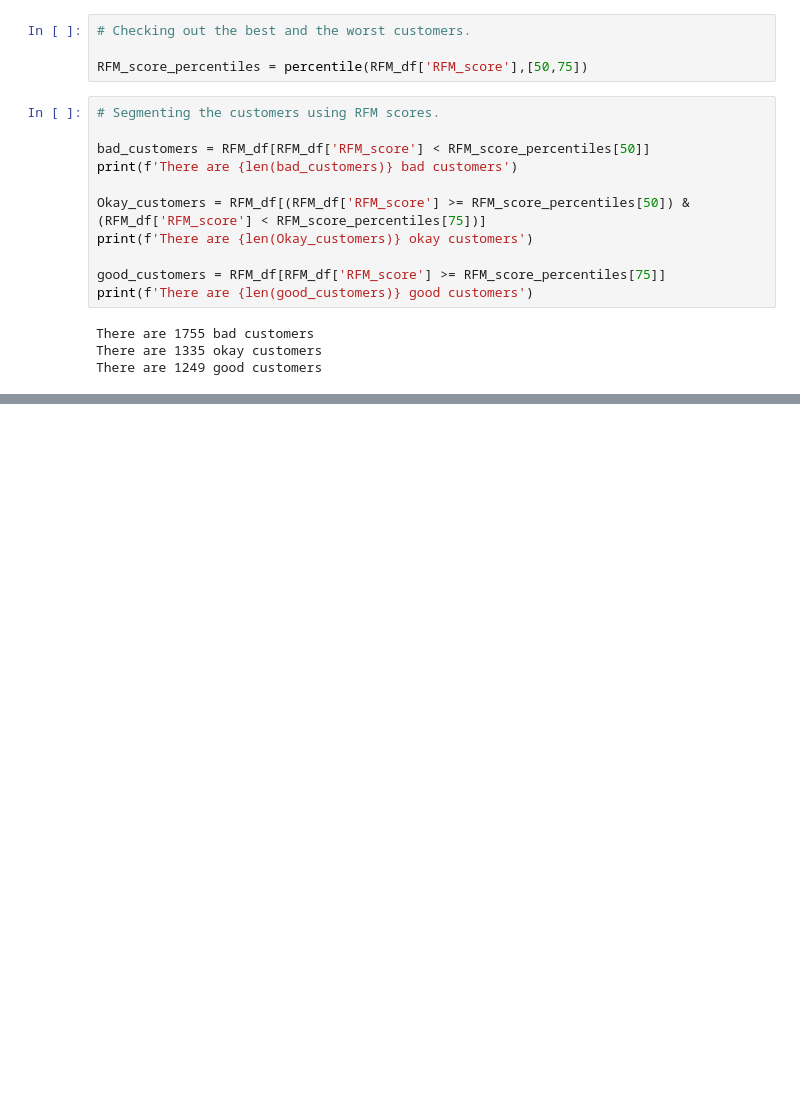
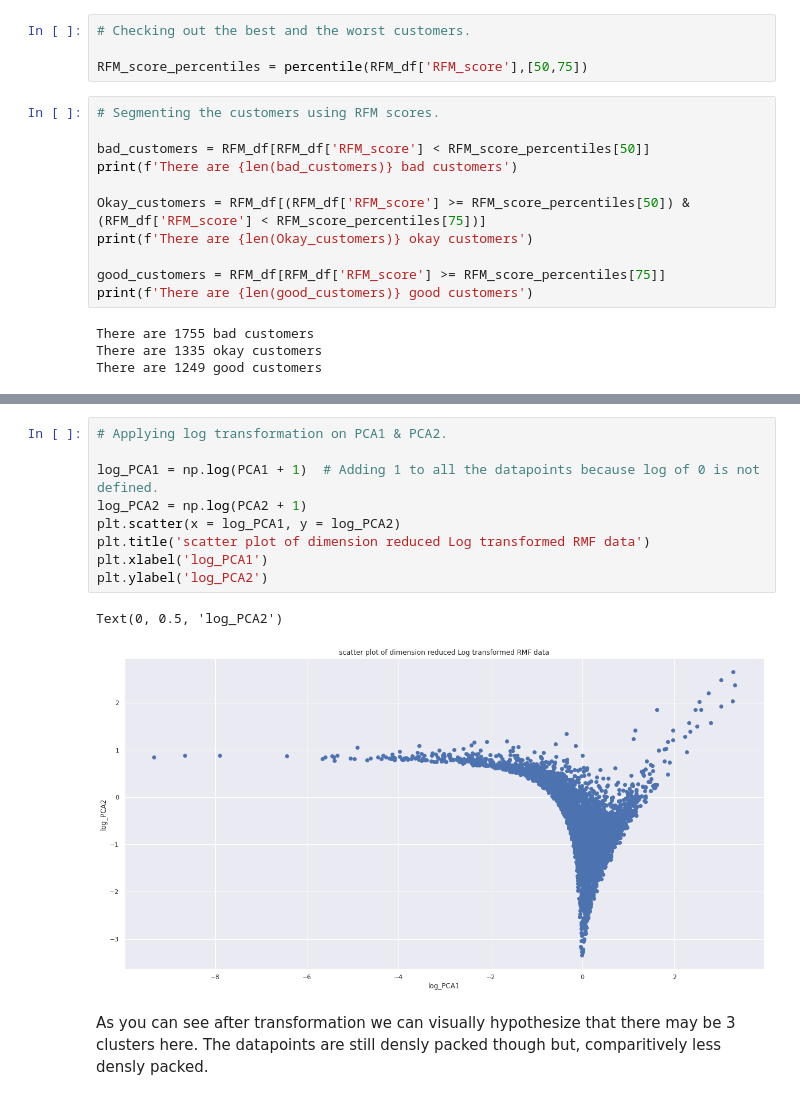
Before and after one commit to Shourya306/Online-Retail-Customer-Segmentation-Clustering, a Jupyter notebook: Online_Retail_Customer_Segmentation.ipynb, the cells around one changed output, grey strips where cells are left out. Saved outputs shown, nothing was run; the diff lists cells and outputs as text; blank space fills up the shorter version.

```diff
--- a/Online_Retail_Customer_Segmentation.ipynb
+++ b/Online_Retail_Customer_Segmentation.ipynb
@@ -606,0 +657,14 @@ RFM_score_percentiles
+# %%
+# Applying log transformation on PCA1 & PCA2.
+
+log_PCA1 = np.log(PCA1 + 1)  # Adding 1 to all the datapoints because log of 0 is not defined.
+log_PCA2 = np.log(PCA2 + 1)
+plt.scatter(x = log_PCA1, y = log_PCA2)
+plt.title('scatter plot of dimension reduced Log transformed RMF data')
+plt.xlabel('log_PCA1')
+plt.ylabel('log_PCA2')
+# %% [output]
+Text(0, 0.5, 'log_PCA2')
+[figure, added]
+# %% [markdown]
+As you can see after transformation we can visually hypothesize that there may be 3 clusters here. The datapoints are still densly packed though but, comparitively less densly packed.
```
Also changed, not shown: parts of 11 cells of this notebook.
